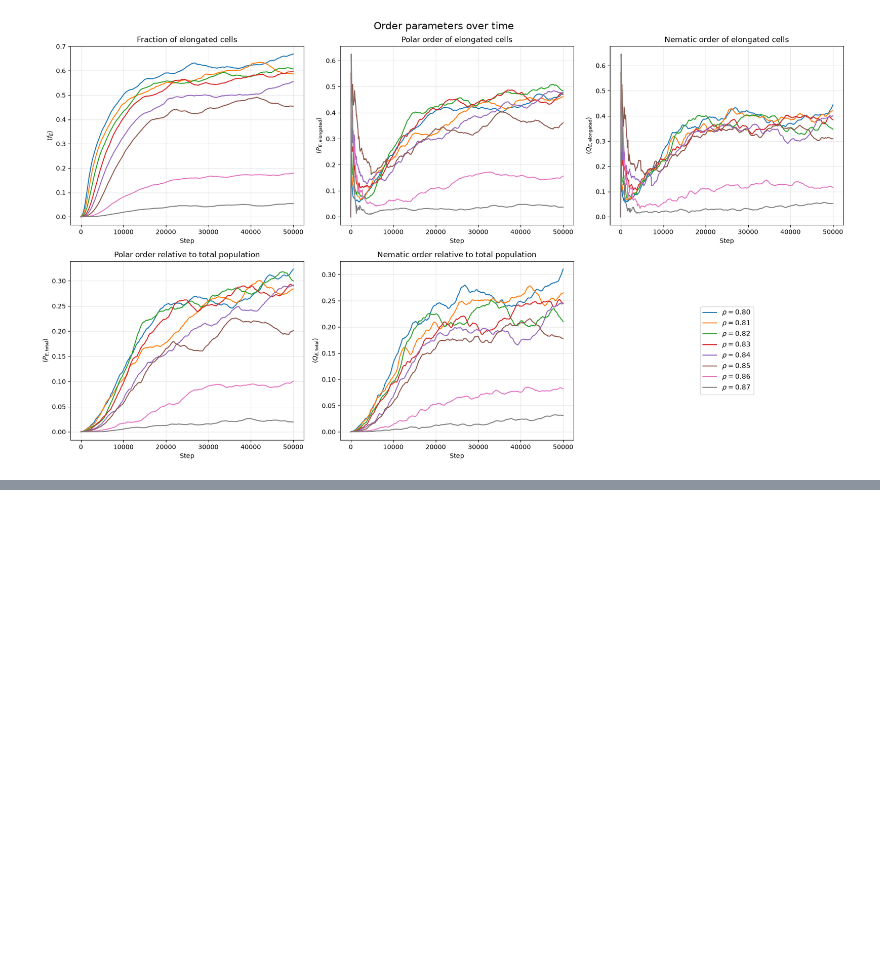
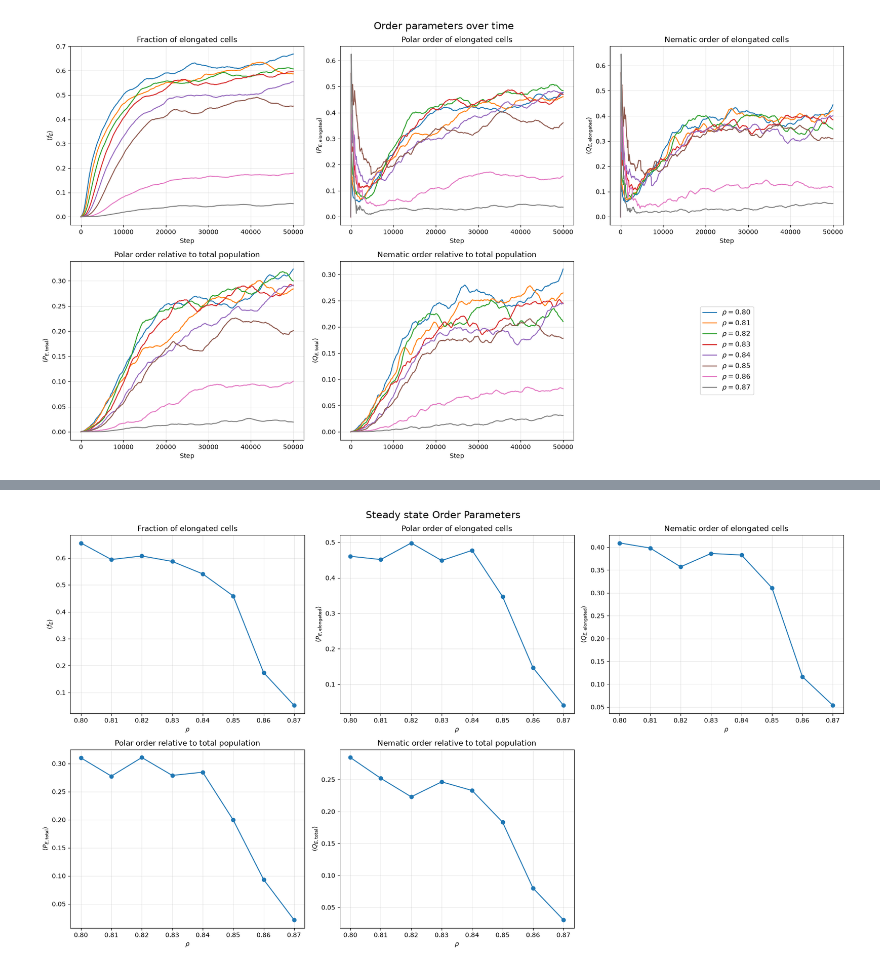
Before and after one commit to gonzaloangaut/oncostreams_analysis_triangular, a Jupyter notebook: order_parameters_analysis.ipynb, the cells around one changed output, grey strips where cells are left out. Drawn from its saved outputs; the diff is of its cells as text; code cells hidden in the pictures; blank space fills up the shorter version.

Commit message:
Coninue analysis of order parameters

```diff
--- a/order_parameters_analysis.ipynb
+++ b/order_parameters_analysis.ipynb
@@ -310,0 +446,16 @@ plt.show()
+# %%
+# First average over time for each seed
+op_seed_stats = (
+    op_steady
+    .groupby(["N", "rho", "seed"])
+    .agg(
+        f_E=("f_E", "mean"),
+        P_E_elongated=("P_E_elongated", "mean"),
+        Q_E_elongated=("Q_E_elongated", "mean"),
+        P_E_total=("P_E_total", "mean"),
+        Q_E_total=("Q_E_total", "mean"),
+    )
+    .reset_index()
+)
+
+op_seed_stats.head()
@@ -310,0 +492,70 @@ plt.show()
+# %%
+# Plot the order parameters in the steady state for different densities
+fig, axs = plt.subplots(2, 3, figsize=(18, 10))
+
+# Define the observables to plot, along with their labels and titles
+observables = [
+    ("f_E_mean", r"$\langle f_E \rangle$", "Fraction of elongated cells"),
+    (
+        "P_E_elongated_mean",
+        r"$\langle P_{E,\mathrm{elongated}} \rangle$",
+        "Polar order of elongated cells",
+    ),
+    (
+        "Q_E_elongated_mean",
+        r"$\langle Q_{E,\mathrm{elongated}} \rangle$",
+        "Nematic order of elongated cells",
+    ),
+    (
+        "P_E_total_mean",
+        r"$\langle P_{E,\mathrm{total}} \rangle$",
+        "Polar order relative to total population",
+    ),
+    (
+        "Q_E_total_mean",
+        r"$\langle Q_{E,\mathrm{total}} \rangle$",
+        "Nematic order relative to total population",
+    ),
+]
+
+axs = axs.flatten()
+
+# For each observable, plot the mean value in the steady state for each density (rho)
+for ax, (column, ylabel, title) in zip(axs, observables):
+
+    ax.plot(
+        op_rho_stats["rho"],
+        op_rho_stats[column],
+        marker="o",
+    )
+
+    ax.set_title(title)
+    ax.set_xlabel(r"$\rho$")
+    ax.set_ylabel(ylabel)
+    ax.grid(alpha=0.3)
+
+axs[-1].axis("off")
+
+# Plot configuration
+graph_title = "Steady state Order Parameters"
+
+fig.suptitle(graph_title, fontsize=16)
+
+rout_title = graph_title.lower().replace(" ", "_")
+
+folder_name = "figures/order_parameters"
+
+if not os.path.exists(folder_name):
+    os.makedirs(folder_name)
+
+plt.tight_layout()
+
+plt.savefig(
+    f"{folder_name}/{rout_title}.png",
+    dpi=300,
+    bbox_inches="tight"
+)
+
+plt.show()
+# %% [output]
+[figure, added]
```
Also changed, not shown: parts of 33 cells of this notebook, 4 other files.
